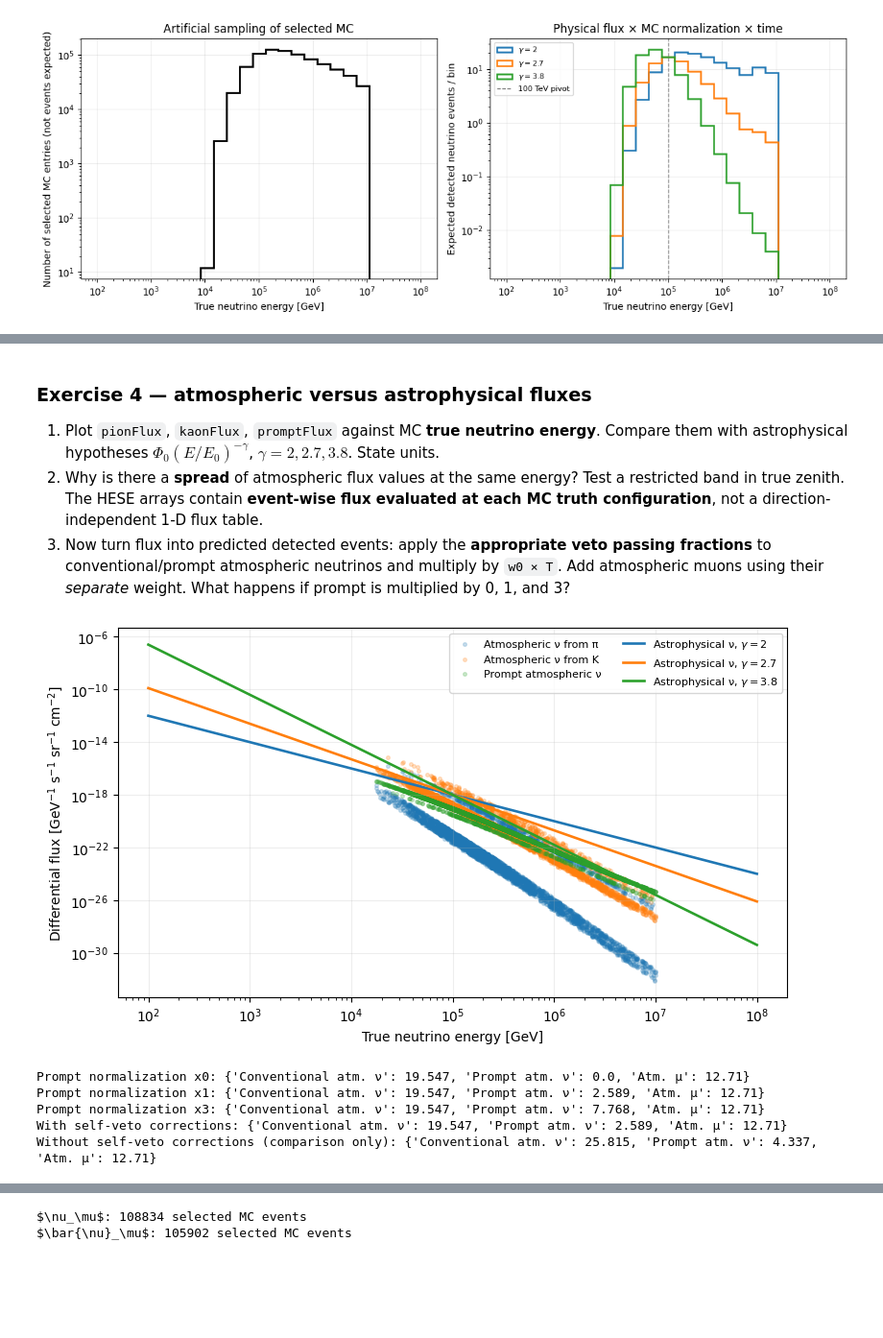
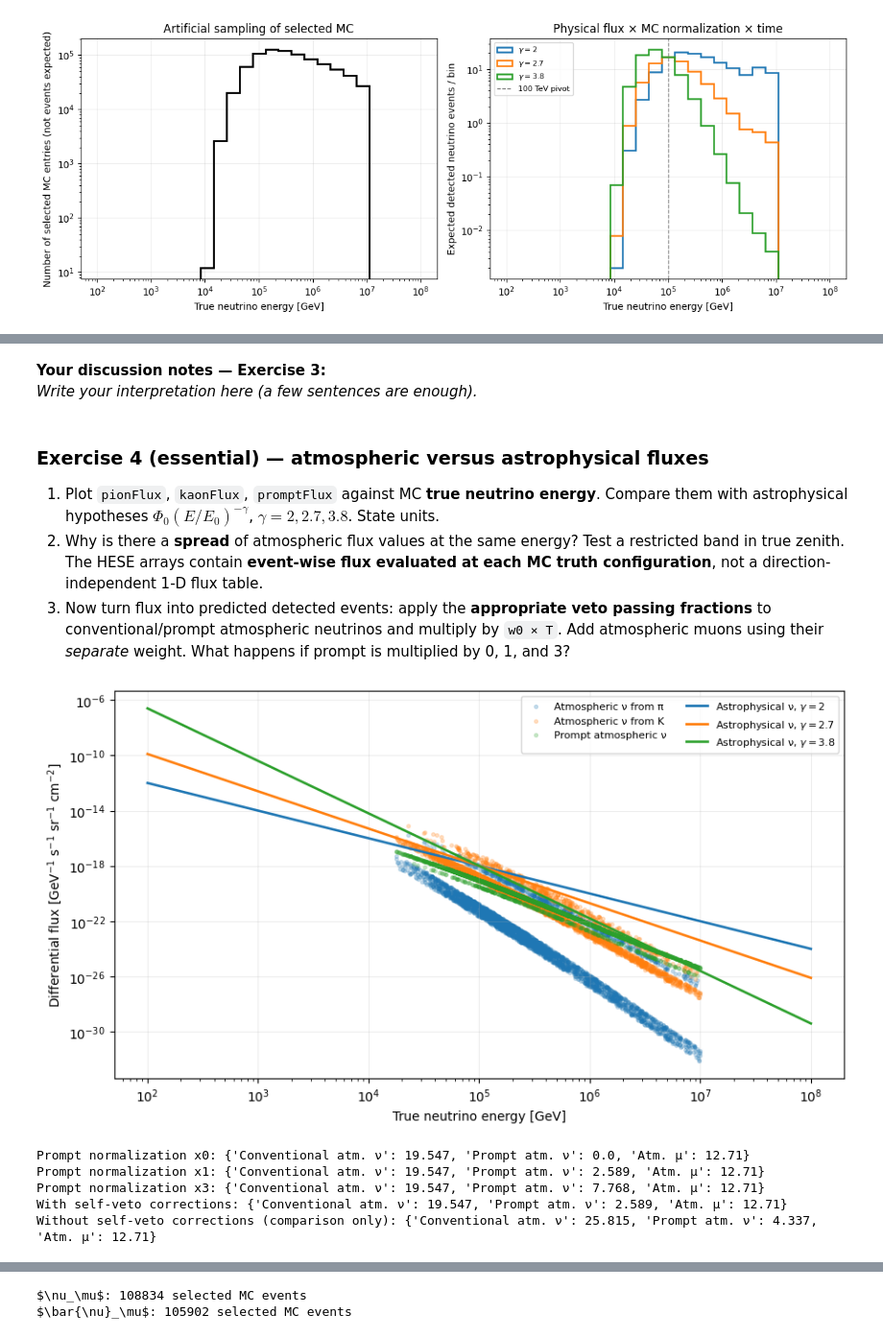
Before and after one commit to azegarelli/ACME-PhD-School-Neutrino-Analysis-HandsOn, a Jupyter notebook: 01_HESE_solutions.ipynb, the cells around one changed output, grey strips where cells are left out. Shown at 96% size. Cells and saved outputs as stored; diff of their text form; code cells hidden in the pictures; blank space fills up the shorter version.

```diff
--- a/01_HESE_solutions.ipynb
+++ b/01_HESE_solutions.ipynb
@@ -205,22 +218,30 @@ In the previous lecture, we discussed how Monte Carlo events can be reweighted t
 
 **Hint:** Recall the relationship between generation weights, physical flux, and observation time discussed in the lecture.
 # %%
+# Common arrays used throughout the exercises
 E_true = df_mc['primaryEnergy'].to_numpy(dtype=float)
 w0 = df_mc['weightOverFluxOverLivetime'].to_numpy(dtype=float)
 T = LIVETIME_S
 is_neutrino = (w0 > 0) & np.isfinite(E_true) & (E_true > 0)
 
 def astro_flux(energy_gev, gamma, phi0=None):
-    """Differential astrophysical neutrino flux per particle species."""
+    """Astrophysical differential flux per particle species [GeV^-1 cm^-2 s^-1 sr^-1]."""
     if phi0 is None:
         phi0 = PHI0
     energy_gev = np.asarray(energy_gev, dtype=float)
     return phi0 * (energy_gev / E0_GEV)**(-gamma)
 
 def astro_counts(gamma, phi0=None):
-    """Expected astrophysical event counts for each MC event."""
-    flux = astro_flux(E_true, gamma, phi0)
-    counts = T * w0 * flux # see slide 33 in the lecture
+    """Expected number of events contributed by each selected neutrino MC entry."""
+    # Start from zero for non-neutrino or invalid entries.
+    counts = np.zeros(len(df_mc), dtype=float)
+    mask = is_neutrino & np.isfinite(w0)
+
+    # Calculate the assumed physical flux at the TRUE neutrino energy.
+    flux = astro_flux(E_true[mask], gamma, phi0)
+
+    # w0 * flux has units s^-1; multiplication by T gives expected counts.
+    counts[mask] = T * w0[mask] * flux
     return counts
 # %% [markdown]
 In the cell below, a function for the atmospheric background is provided.
@@ -593,10 +614,11 @@ def weighted_quantile(values, weights, quantiles):
     # Find the values corresponding to the requested quantiles
     return np.interp(quantiles, cumulative_weights, values)
 # %%
-# Exercise 1 — verification of the reweighting calculation
-print('Astrophysical event rate (1/s):', np.sum(astro_counts(2.7)) / T)
-print('Astrophysical event expectation during the livetime:', np.sum(astro_counts(2.7)))
+# Exercise 1 — CHECK THE IMPLEMENTATION
 for gamma in [2.0, 2.7, 3.8]:
-    print(f'gamma={gamma:g}: expected N = {np.sum(astro_counts(gamma)):.4g}')
-assert np.all(astro_counts(2.7)[~is_neutrino] == 0)
+    weights = astro_counts(gamma)
+    print(f'gamma={gamma:g}: expected N = {weights.sum():.4g}')
+
+print('Example astrophysical event rate [1/s]:', np.sum(astro_counts(2.7)) / T)
+assert np.all(astro_counts(2.7)[~is_neutrino] == 0),     'Muon/invalid entries must have zero astrophysical counts.'
 # %% [output]
@@ -804,5 +829,8 @@ plt.show()
+# %% [markdown]
+**Your discussion notes — Exercise 3:**
+*Write your interpretation here (a few sentences are enough).*
 # %% [markdown]
-### Exercise 4 — atmospheric versus astrophysical fluxes
+### Exercise 4 (essential) — atmospheric versus astrophysical fluxes
 
 1. Plot `pionFlux`, `kaonFlux`, `promptFlux` against MC **true neutrino energy**. Compare them with astrophysical hypotheses $\Phi_0(E/E_0)^{-\gamma}$, $\gamma=2,2.7,3.8$. State units.
 2. Why is there a **spread** of atmospheric flux values at the same energy? Test a restricted band in true zenith. The HESE arrays contain **event-wise flux evaluated at each MC truth configuration**, not a direction-independent 1-D flux table.
@@ -821,34 +849,38 @@ for field, label in [('pionFlux', 'Atmospheric ν from π'),
     values = df_mc[field].to_numpy(float)[subset]
     good = np.isfinite(values) & (values > 0)
     ax.scatter(E_true[subset][good], values[good], s=7, alpha=.22, label=label)
 energy_grid = np.geomspace(1e2, 1e8, 250)
 for gamma in [2.0, 2.7, 3.8]:
     ax.plot(energy_grid, astro_flux(energy_grid, gamma), lw=1.9,
             label=fr'Astrophysical ν, $\gamma={gamma:g}$')
 ax.set(xscale='log', yscale='log', xlabel=r'True neutrino energy [GeV]',
        ylabel=r'Differential flux [GeV$^{-1}$ s$^{-1}$ sr$^{-1}$ cm$^{-2}$]')
 ax.legend(ncol=2, fontsize=8)
+fig.tight_layout()
+output_dir = Path('output_plots')
+output_dir.mkdir(parents=True, exist_ok=True)
+fig.savefig(output_dir / 'HESE_atmospheric_vs_astrophysical_fluxes.png', dpi=300, bbox_inches='tight')
 plt.show()
 
 # The event-wise atmospheric fluxes are not the event counts: apply weights, livetime and veto.
 for prompt_scale in [0., 1., 3.]:
     components_atm = background_counts(prompt_scale=prompt_scale, self_veto=True)
     print(f'Prompt normalization x{prompt_scale:g}:',
           {key: round(float(value.sum()), 3) for key, value in components_atm.items()})
 print('With self-veto corrections:',
       {k: round(float(v.sum()), 3) for k, v in background_counts().items()})
 print('Without self-veto corrections (comparison only):',
       {k: round(float(v.sum()), 3) for k, v in background_counts(self_veto=False).items()})
 
 # Sanity check: conventional = (π + K) × conventional veto × w0 × T, neutrinos only.
 manual_conventional = np.where(
     is_neutrino,
     T*w0*(df_mc['pionFlux'].to_numpy(float) + df_mc['kaonFlux'].to_numpy(float))
     *df_mc['conventionalSelfVetoCorrection'].to_numpy(float), 0.)
 np.testing.assert_allclose(np.nan_to_num(manual_conventional),
                            background_counts()['Conventional atm. ν'])
 # %% [output]
-[figure, old version]
+[figure, new version]
 Prompt normalization x0: {'Conventional atm. ν': 19.547, 'Prompt atm. ν': 0.0, 'Atm. μ': 12.71}
 Prompt normalization x1: {'Conventional atm. ν': 19.547, 'Prompt atm. ν': 2.589, 'Atm. μ': 12.71}
 Prompt normalization x3: {'Conventional atm. ν': 19.547, 'Prompt atm. ν': 7.768, 'Atm. μ': 12.71}
```
Also changed, not shown: parts of 35 cells of this notebook, 1 other file.
